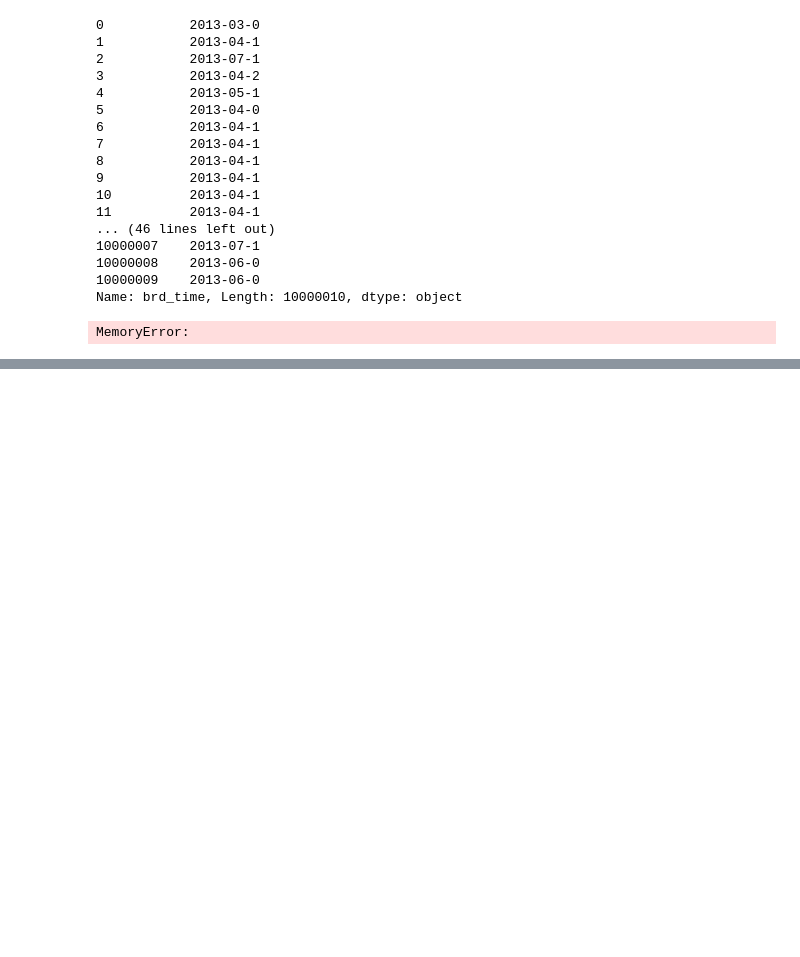
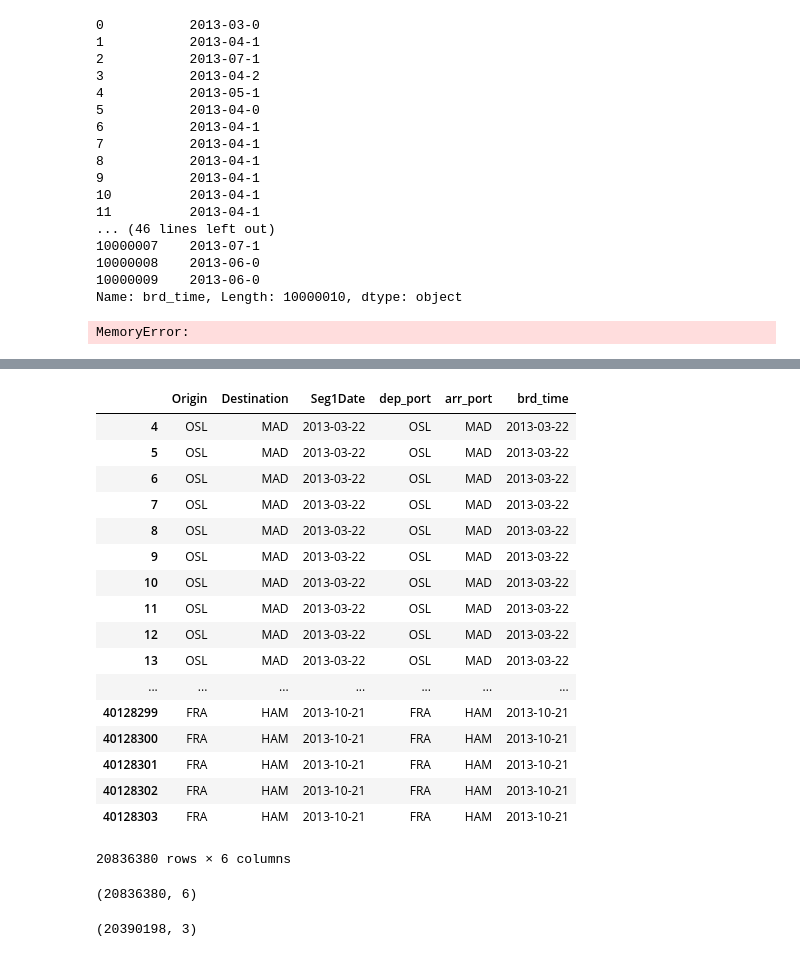
Before and after one commit to Jackgmlin/flight-look-to-book, a Jupyter notebook: src/flight-look-to-book-preprocessing.ipynb, the cells around one changed output, grey strips where cells are left out. Cells and saved outputs as stored; diff of their text form; code cells hidden in the pictures; blank space fills up the shorter version.

```diff
--- a/src/flight-look-to-book-preprocessing.ipynb
+++ b/src/flight-look-to-book-preprocessing.ipynb
@@ -870,2 +891,23 @@ MemoryError:
 # %%
 sb = pd.merge(searches, bookings, how='left', left_on=['Seg1Date', 'Origin', 'Destination'], right_on=['brd_time', 'dep_port','arr_port'])
+# %%
+sb.loc[sb['dep_port'].notnull()]
+# %% [output]
+|  | Origin | Destination | Seg1Date | dep_port | arr_port | brd_time |
+| 4 | OSL | MAD | 2013-03-22 | OSL | MAD | 2013-03-22 |
+| 5 | OSL | MAD | 2013-03-22 | OSL | MAD | 2013-03-22 |
+| 6 | OSL | MAD | 2013-03-22 | OSL | MAD | 2013-03-22 |
+| 7 | OSL | MAD | 2013-03-22 | OSL | MAD | 2013-03-22 |
+| 8 | OSL | MAD | 2013-03-22 | OSL | MAD | 2013-03-22 |
+| 9 | OSL | MAD | 2013-03-22 | OSL | MAD | 2013-03-22 |
+| 10 | OSL | MAD | 2013-03-22 | OSL | MAD | 2013-03-22 |
+| 11 | OSL | MAD | 2013-03-22 | OSL | MAD | 2013-03-22 |
+| 12 | OSL | MAD | 2013-03-22 | OSL | MAD | 2013-03-22 |
+| 13 | OSL | MAD | 2013-03-22 | OSL | MAD | 2013-03-22 |
+| ... | ... | ... | ... | ... | ... | ... |
+| 40128299 | FRA | HAM | 2013-10-21 | FRA | HAM | 2013-10-21 |
+| 40128300 | FRA | HAM | 2013-10-21 | FRA | HAM | 2013-10-21 |
+| 40128301 | FRA | HAM | 2013-10-21 | FRA | HAM | 2013-10-21 |
+| 40128302 | FRA | HAM | 2013-10-21 | FRA | HAM | 2013-10-21 |
+| 40128303 | FRA | HAM | 2013-10-21 | FRA | HAM | 2013-10-21 |
+20836380 rows × 6 columns
@@ -871,0 +918,8 @@ sb = pd.merge(searches, bookings, how='left', left_on=['Seg1Date', 'Origin', 'De
+# %%
+sb.shape
+# %% [output]
+(20836380, 6)
+# %%
+searches.shape
+# %% [output]
+(20390198, 3)
```
Also changed, not shown: parts of 11 cells of this notebook.
